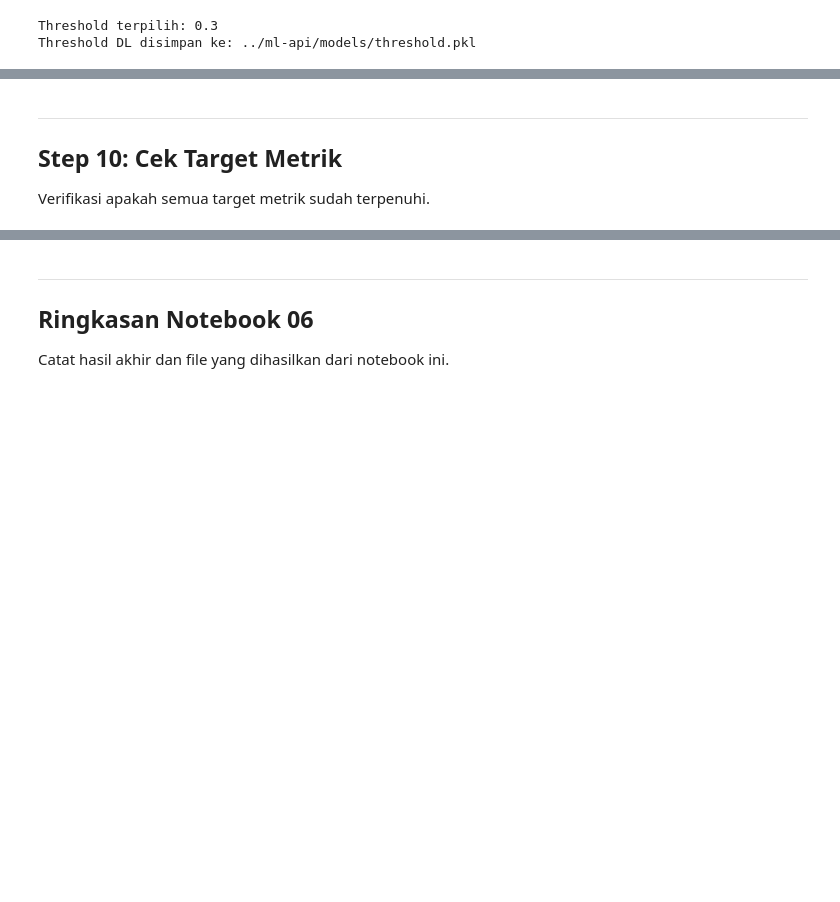
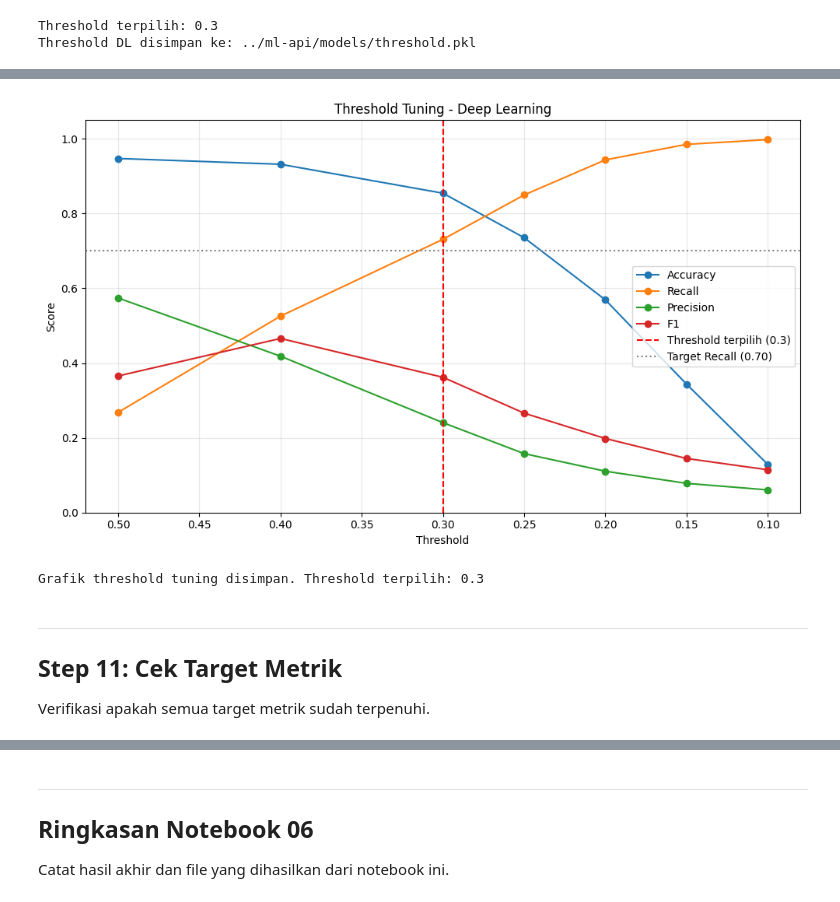
Before and after one commit to FathanRasyidi/pulsevera-CC26-PRU439, a Jupyter notebook: notebooks/06_deep_learning.ipynb, the cells around one changed output, grey strips where cells are left out. Drawn from its saved outputs; the diff is of its cells as text; code cells hidden in the pictures; blank space fills up the shorter version.

Commit message:
menerapkan generative AI dan perbaikan visualisasi pada deeplearning

```diff
--- a/notebooks/06_deep_learning.ipynb
+++ b/notebooks/06_deep_learning.ipynb
@@ -413,6 +417,40 @@ Threshold DL disimpan ke: ../ml-api/models/threshold.pkl
+# %%
+FIGURES_DIR = Path('figures')
+FIGURES_DIR.mkdir(exist_ok=True)
+
+fig, ax = plt.subplots(figsize=(10, 6))
+
+metrics_to_plot = ['Accuracy', 'Recall', 'Precision', 'F1']
+for metric in metrics_to_plot:
+    ax.plot(df_tuning['Threshold'], df_tuning[metric], marker='o', label=metric)
+
+ax.axvline(
+    x=best_thresh_dl,
+    color='red',
+    linestyle='--',
+    label=f'Threshold terpilih ({best_thresh_dl})'
+)
+ax.axhline(y=0.70, color='gray', linestyle=':', label='Target Recall (0.70)')
+
+ax.set_title('Threshold Tuning - Deep Learning')
+ax.set_xlabel('Threshold')
+ax.set_ylabel('Score')
+ax.set_ylim(0, 1.05)
+ax.invert_xaxis()
+ax.grid(True, alpha=0.3)
+ax.legend()
+
+plt.tight_layout()
+plt.savefig(FIGURES_DIR / '06_threshold_tuning.png', dpi=150)
+plt.show()
+
+print(f'Grafik threshold tuning disimpan. Threshold terpilih: {best_thresh_dl}')
+# %% [output]
+[figure, added]
+Grafik threshold tuning disimpan. Threshold terpilih: 0.3
 # %% [markdown]
 ---
-## Step 10: Cek Target Metrik
+## Step 11: Cek Target Metrik
 Verifikasi apakah semua target metrik sudah terpenuhi.
 # %%
 # Evaluasi final dengan threshold terpilih
```
Also changed, not shown: parts of 11 cells of this notebook, 13 other files.
